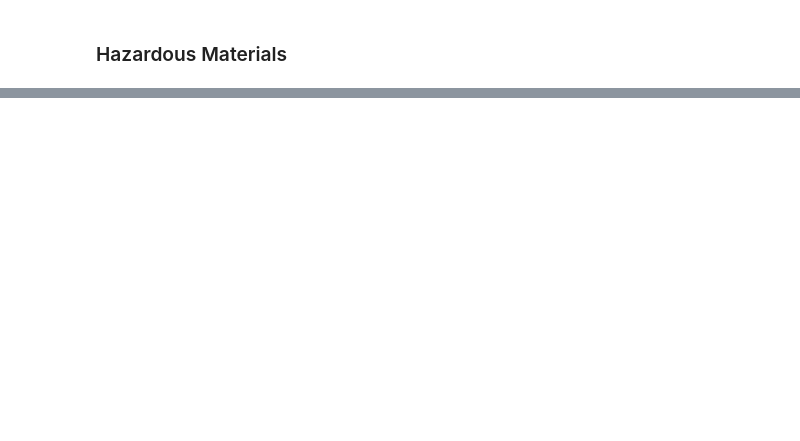
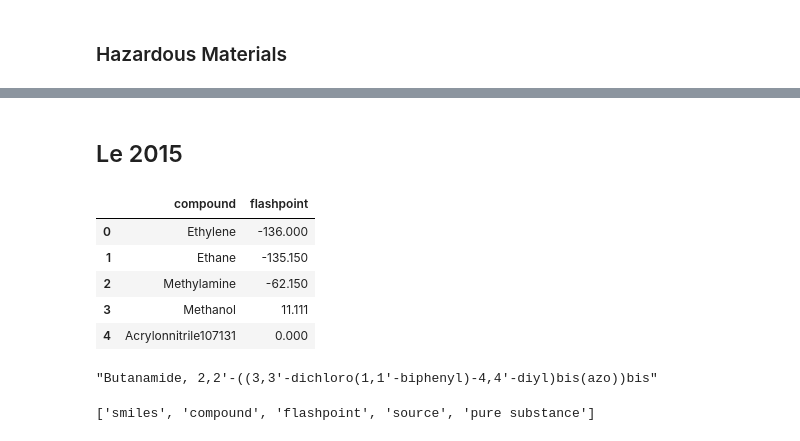
Before and after one commit to nkrakauer/moleprop, a Jupyter notebook: notebooks/Integrated Dataset First Copy.ipynb, the cells around one changed output, grey strips where cells are left out. Drawn from its saved outputs; the diff is of its cells as text; code cells hidden in the pictures; blank space fills up the shorter version.

```diff
--- a/notebooks/Integrated Dataset First Copy.ipynb
+++ b/notebooks/Integrated Dataset First Copy.ipynb
@@ -279,0 +204,13 @@ print(no_dups.shape)
+# %% [markdown]
+## Le 2015
+# %%
+le15 = pd.read_csv('../data/le15.csv')
+le15.rename(columns={"MolID" : "compound", "FP" : "flashpoint"}, inplace=True)
+le15.head()
+# %% [output]
+|  | compound | flashpoint |
+| 0 | Ethylene | -136.000 |
+| 1 | Ethane | -135.150 |
+| 2 | Methylamine | -62.150 |
+| 3 | Methanol | 11.111 |
+| 4 | Acrylonnitrile107131 | 0.000 |
@@ -279,0 +223,9 @@ print(no_dups.shape)
+# %%
+le15['compound'].loc[9364]
+# %% [output]
+"Butanamide, 2,2'-((3,3'-dichloro(1,1'-biphenyl)-4,4'-diyl)bis(azo))bis"
+# %%
+all_data = pd.read_csv('../data/integrated_dataset.csv')
+print(list(all_data))
+# %% [output]
+['smiles', 'compound', 'flashpoint', 'source', 'pure substance']
```
Also changed, not shown: parts of 57 cells of this notebook, 2 other files.
